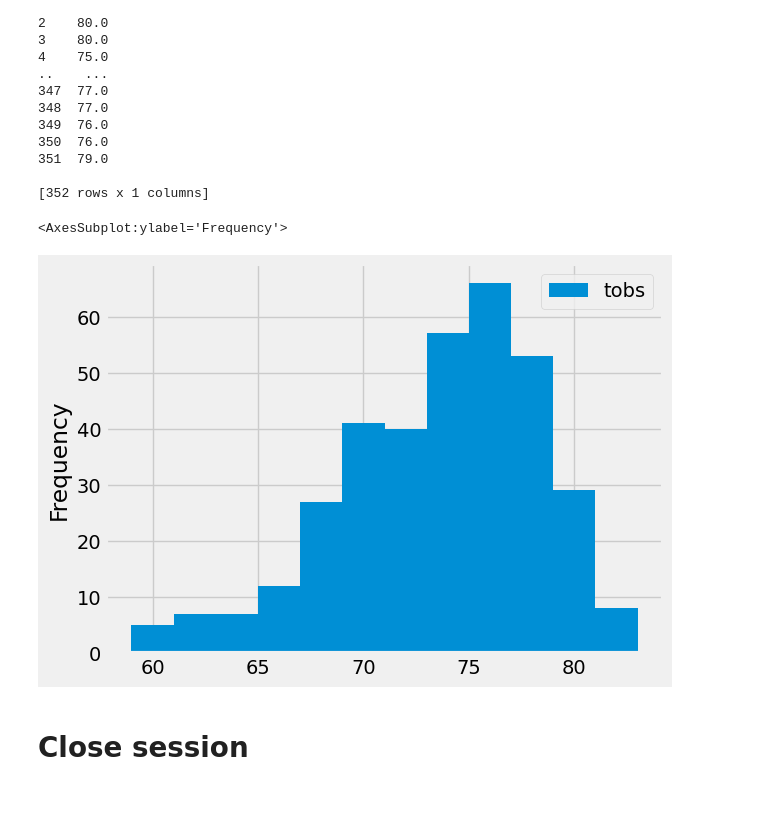
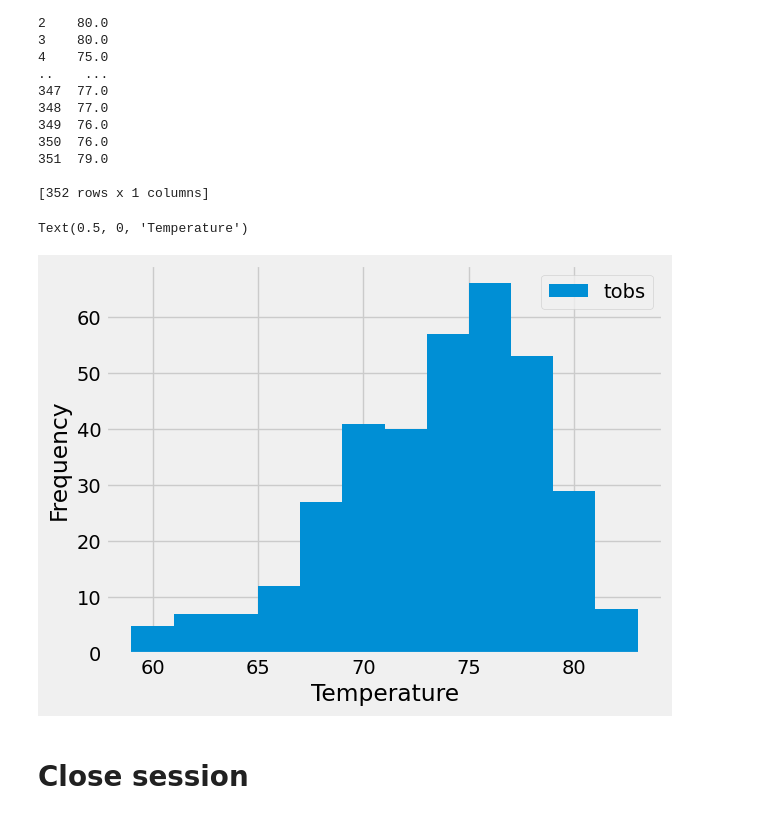
Before and after one commit to NicoleBusta/SurfsUp_SQLAlchemy, a Jupyter notebook: climate_NB.ipynb, the cells around one changed output. Saved outputs shown, nothing was run; the diff lists cells and outputs as text; code cells hidden in the pictures.

```diff
--- a/climate_NB.ipynb
+++ b/climate_NB.ipynb
@@ -209,12 +228,12 @@ print(df)
 # %%
 # Using the most active station id
 # Query the last 12 months of temperature observation data for this station and plot the results as a histogram
-df.plot.hist(bins=12)
-# plt.xlabel=("Temperature")
-# plt.xlabel("Temperature")
+ax=df.plot.hist(bins=12)
+ax.set_ylabel("Frequency")
+ax.set_xlabel("Temperature")
 # %% [output]
-<AxesSubplot:ylabel='Frequency'>
+Text(0.5, 0, 'Temperature')
-[figure, old version]
+[figure, new version]
 # %% [markdown]
 # Close session
 # %%
```
Also changed, not shown: parts of 2 cells of this notebook, 1 other file.
